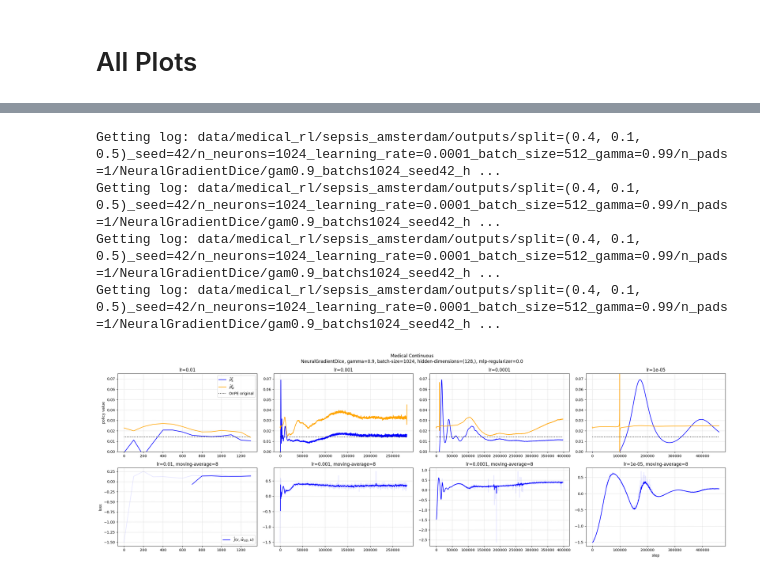
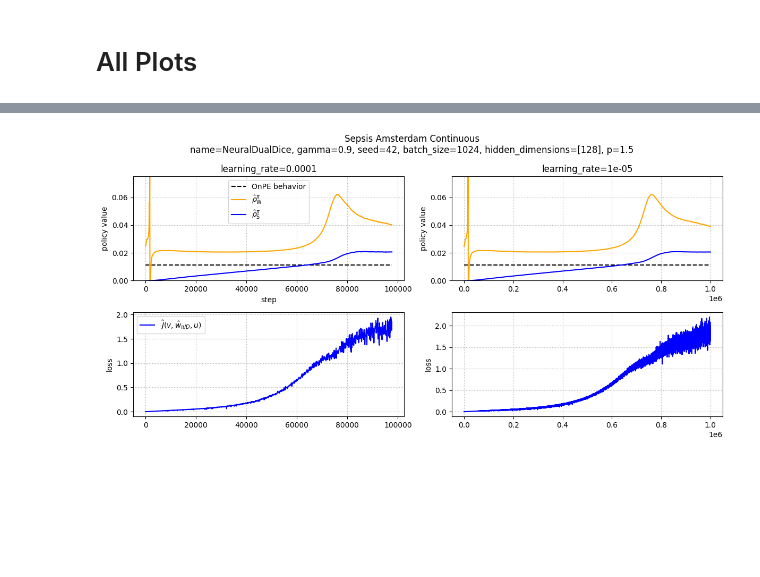
Before and after one commit to MrWhiteRichard/dice_rl_sepsis, a Jupyter notebook: results_sepsis_amsterdam_continuous.ipynb, the cells around one changed output, grey strips where cells are left out. Drawn from its saved outputs; the diff is of its cells as text; code cells hidden in the pictures; blank space fills up the shorter version.

```diff
--- a/results_sepsis_amsterdam_continuous.ipynb
+++ b/results_sepsis_amsterdam_continuous.ipynb
@@ -356,26 +347,42 @@ Getting log: data/medical_rl/sepsis_amsterdam/outputs/split=(0.4, 0.1, 0.5)_seed
-# %%
-get_plot_logs(
-    get_behavior_policy_value,
-    #
-    os.path.join(outputs_dir,  hparam_str_dataframe),
-    hparam_str_policy, hparam_str_dataset,
-    estimator_name="NeuralGradientDice", hparam_str_evaluation=[
-        f"gam0.9_batchs1024_seed42_hdp(128,)_hdd(128,)_lrp{lr}_lrd{lr}_regp0.0_regd0.0_nlr{lr}_nreg1.0"
-            for lr in learning_rates[-4:]
-    ],
-    title = [
-        [
-            f"{lr=}", None, f"{lr=}, moving-average=8",
-        ]
-            for lr in learning_rates[-4:]
-    ],
-    n_ma_1=1, n_ma_3=8,
-    ylim_1=(0, 0.075),
-    save_dir=save_dir_images,
-)
-# %% [output]
-Getting log: data/medical_rl/sepsis_amsterdam/outputs/split=(0.4, 0.1, 0.5)_seed=42/n_neurons=1024_learning_rate=0.0001_batch_size=512_gamma=0.99/n_pads=1/NeuralGradientDice/gam0.9_batchs1024_seed42_h ...
-Getting log: data/medical_rl/sepsis_amsterdam/outputs/split=(0.4, 0.1, 0.5)_seed=42/n_neurons=1024_learning_rate=0.0001_batch_size=512_gamma=0.99/n_pads=1/NeuralGradientDice/gam0.9_batchs1024_seed42_h ...
-Getting log: data/medical_rl/sepsis_amsterdam/outputs/split=(0.4, 0.1, 0.5)_seed=42/n_neurons=1024_learning_rate=0.0001_batch_size=512_gamma=0.99/n_pads=1/NeuralGradientDice/gam0.9_batchs1024_seed42_h ...
-Getting log: data/medical_rl/sepsis_amsterdam/outputs/split=(0.4, 0.1, 0.5)_seed=42/n_neurons=1024_learning_rate=0.0001_batch_size=512_gamma=0.99/n_pads=1/NeuralGradientDice/gam0.9_batchs1024_seed42_h ...
-[figure, removed]
+# %%
+hidden_dimensions_ = [128,]
+# %%
+get_logs_and_plot(
+    get_policy_value=get_policy_value,
+    hyperparameters_evaluation=[
+        {
+            "name": "NeuralDualDice",
+            "gamma": gamma,
+            "seed": seed,
+            "batch_size": batch_size,
+            "learning_rate": learning_rate_,
+            "hidden_dimensions": hidden_dimensions_,
+            "other": {
+                "p": p,
+            },
+        }
+            for learning_rate_ in [1e-4, 1e-5]
+    ],
+    hyperparameters_dict={
+        "split": {
+            "seed": seed,
+            "ratios": {
+                "train": 0.4,
+                "validation": 0.1,
+                "test": 0.5,
+            },
+        },
+        "policy": {
+            "n_neurons": 1024,
+            "learning_rate": 1e-4,
+            "batch_size": 512,
+            "gamma": 0.99,
+        },
+    },
+    ylims=2*[
+        { "pv": (0, 0.075), }
+    ],
+    dir_save=dir_images["continuous"],
+)
+# %% [output]
+[figure, added]
```
Also changed, not shown: parts of 21 cells of this notebook, 3 other files.
